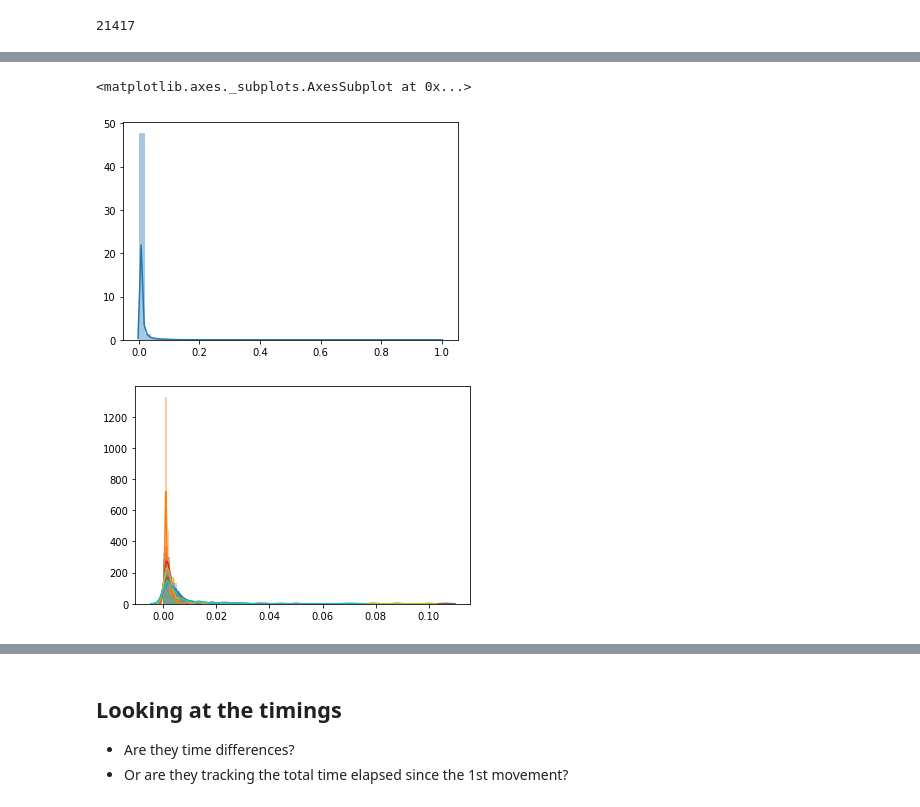
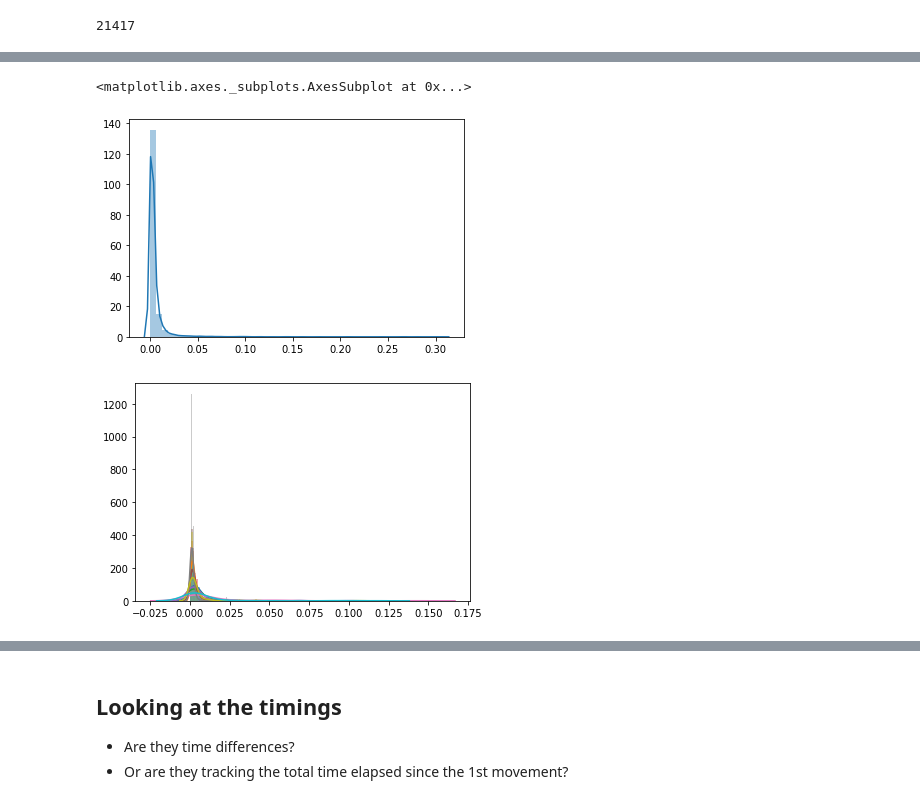
Before and after one commit to jchen42703/ai_mouse_movements, a Jupyter notebook: python/notebooks/Preprocessing Data v2.ipynb, the cells around one changed output, grey strips where cells are left out. Drawn from its saved outputs; the diff is of its cells as text; code cells hidden in the pictures.

Commit message:
Updated with the norm_dt argument in convert_and_preprocess

```diff
--- a/python/notebooks/Preprocessing Data v2.ipynb
+++ b/python/notebooks/Preprocessing Data v2.ipynb
@@ -58,10 +63,15 @@ len(data)
 21417
 # %%
 import numpy as np
-from pymousegan.io.preprocessor_v2 import preprocess
+from pymousegan.io.preprocessor_v2 import convert_and_preprocess
 
-elapsed_thresh = 1250
-preprocessed = preprocess(data, elapsed_thresh=elapsed_thresh)
+preprocess_kwargs = {
+    'dt_thresh': 1000,
+    'elapsed_thresh': 1250,
+    'value_thresh': 1.05,
+    'norm_dt': False # True if dt_thresh > 1k
+}
+preprocessed = convert_and_preprocess(data, **preprocess_kwargs)
 preprocessed.shape, preprocessed.min(), preprocessed.max()
 # %% [output]
 92 paths that have a lag > dt_thresh.
@@ -72,12 +98,12 @@ Before minmax normalization;dt min: 0.0dt max: 999.0
 # %%
 import seaborn as sns
 %matplotlib inline
-sns.distplot(preprocessed[:, :, -1].flatten())
+sns.distplot(preprocessed[:100, :, -1].flatten())
 # %% [output]
 <matplotlib.axes._subplots.AxesSubplot at 0x...>
-[figure, old version]
+[figure, new version]
 # %%
 for dist in preprocessed[:10, :, -1]:
     sns.distplot(dist.flatten())
 # %% [output]
-[figure, old version]
+[figure, new version]
```
Also changed, not shown: parts of 7 cells of this notebook.
